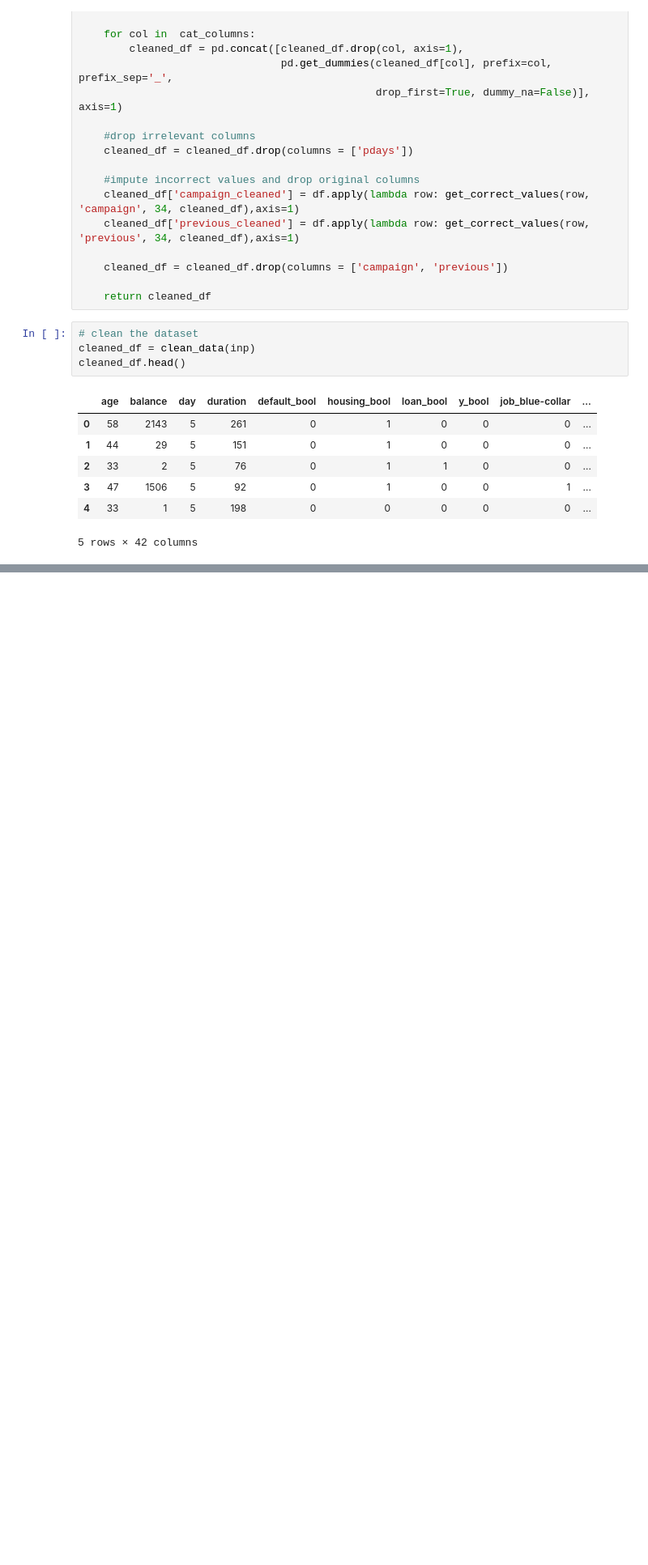
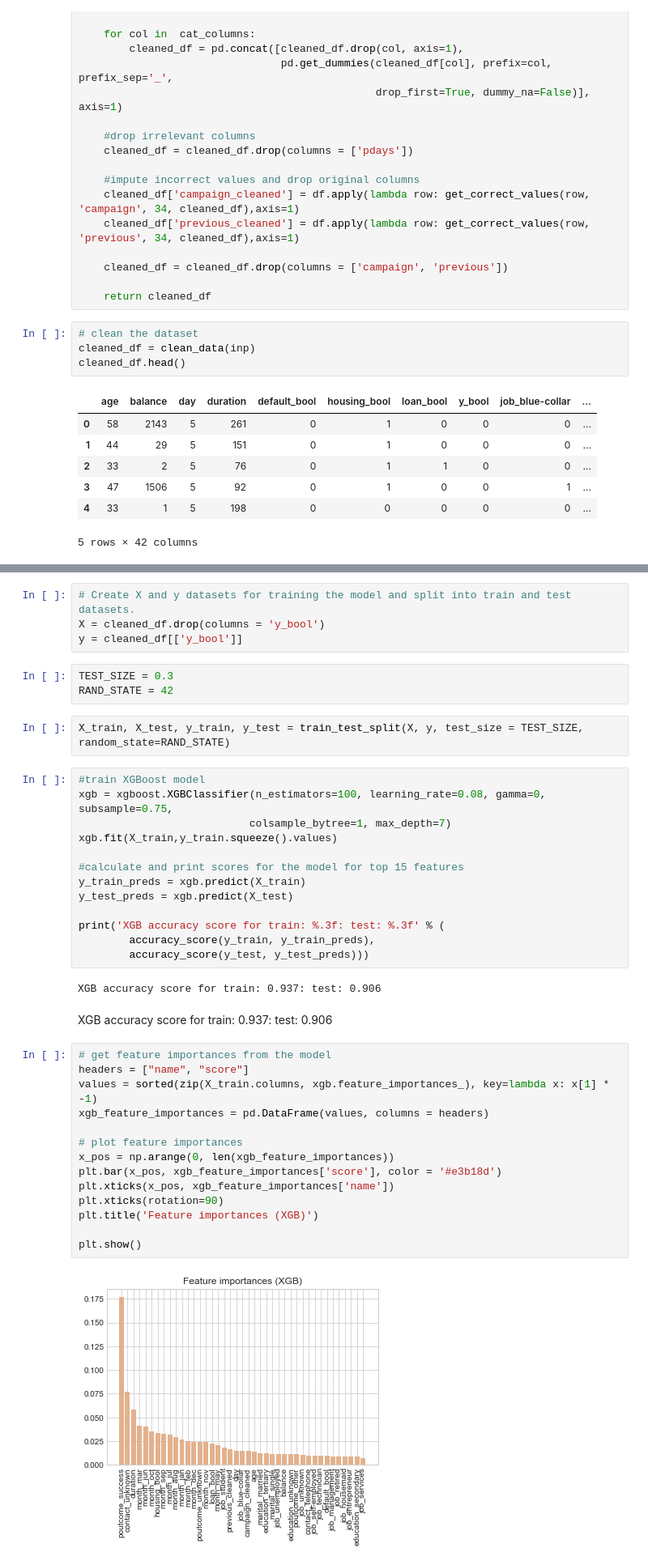
Before and after one commit to altaafkhan/term-deposit-analysis, a Jupyter notebook: script/term_deposit.ipynb, the cells around one changed output, grey strips where cells are left out. Shown: that part at 81% size. Saved outputs shown, nothing was run; the diff lists cells and outputs as text; blank space fills up the shorter version.

Commit message:
xgboost section

```diff
--- a/script/term_deposit.ipynb
+++ b/script/term_deposit.ipynb
@@ -491,0 +517,42 @@ cleaned_df.head()
+# %%
+# Create X and y datasets for training the model and split into train and test datasets.
+X = cleaned_df.drop(columns = 'y_bool')
+y = cleaned_df[['y_bool']]
+# %%
+TEST_SIZE = 0.3
+RAND_STATE = 42
+# %%
+X_train, X_test, y_train, y_test = train_test_split(X, y, test_size = TEST_SIZE, random_state=RAND_STATE)
+# %%
+#train XGBoost model
+xgb = xgboost.XGBClassifier(n_estimators=100, learning_rate=0.08, gamma=0, subsample=0.75,
+                           colsample_bytree=1, max_depth=7)
+xgb.fit(X_train,y_train.squeeze().values)
+
+#calculate and print scores for the model for top 15 features
+y_train_preds = xgb.predict(X_train)
+y_test_preds = xgb.predict(X_test)
+
+print('XGB accuracy score for train: %.3f: test: %.3f' % (
+        accuracy_score(y_train, y_train_preds),
+        accuracy_score(y_test, y_test_preds)))
+# %% [output]
+XGB accuracy score for train: 0.937: test: 0.906
+# %% [markdown]
+XGB accuracy score for train: 0.937: test: 0.906
+# %%
+# get feature importances from the model
+headers = ["name", "score"]
+values = sorted(zip(X_train.columns, xgb.feature_importances_), key=lambda x: x[1] * -1)
+xgb_feature_importances = pd.DataFrame(values, columns = headers)
+
+# plot feature importances
+x_pos = np.arange(0, len(xgb_feature_importances))
+plt.bar(x_pos, xgb_feature_importances['score'], color = '#e3b18d')
+plt.xticks(x_pos, xgb_feature_importances['name'])
+plt.xticks(rotation=90)
+plt.title('Feature importances (XGB)')
+
+plt.show()
+# %% [output]
+[figure, added]
```
Also changed, not shown: parts of 10 cells of this notebook.
